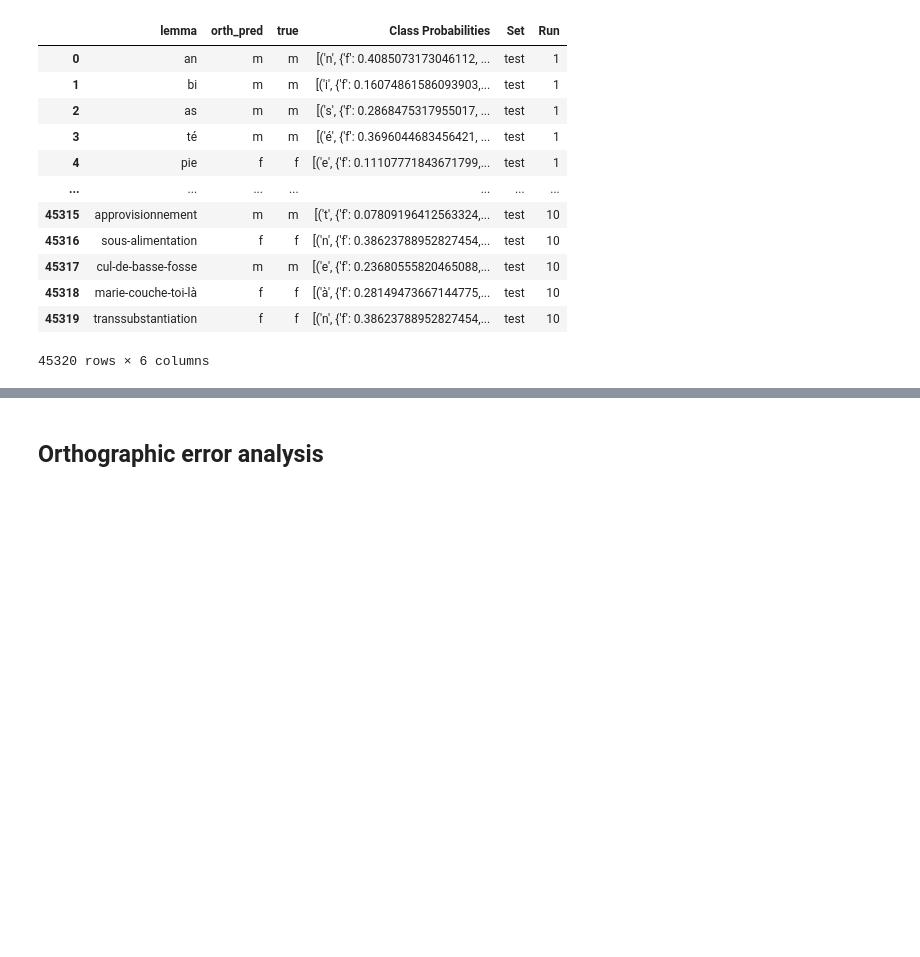
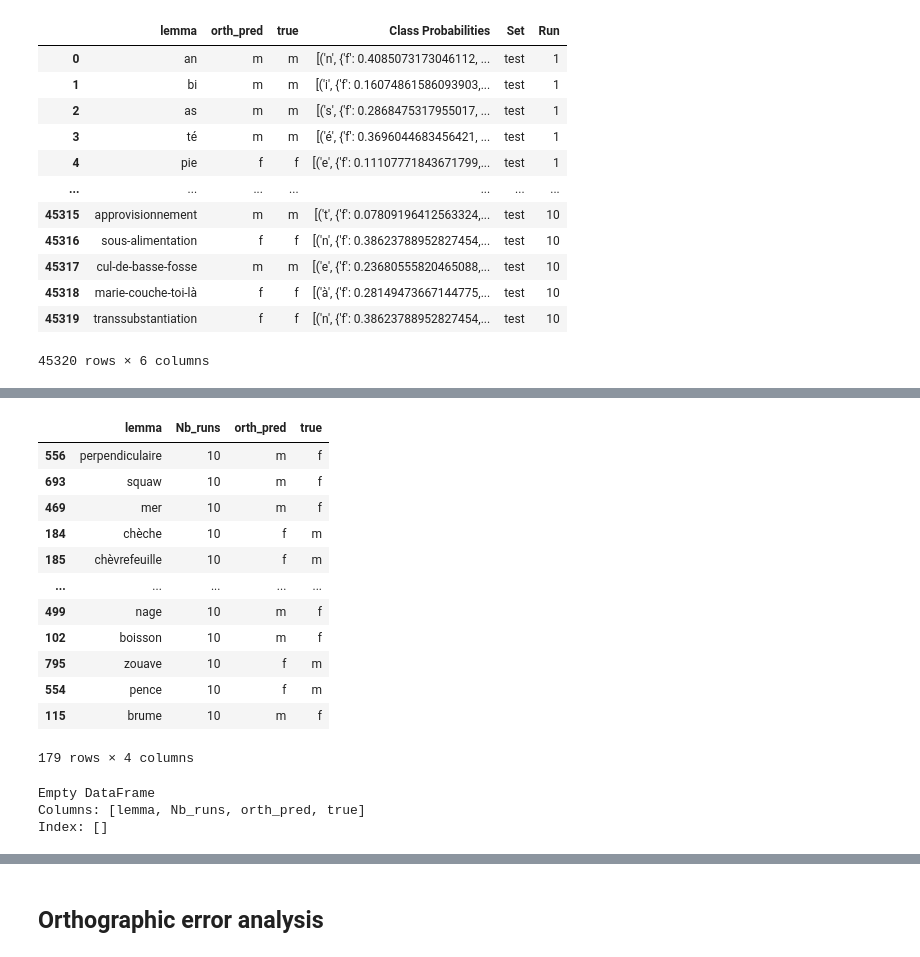
Before and after one commit to obonami/gender_prediction, a Jupyter notebook: src/orth_pred_analysis.ipynb, the cells around one changed output, grey strips where cells are left out. Drawn from its saved outputs; the diff is of its cells as text; code cells hidden in the pictures; blank space fills up the shorter version.

```diff
--- a/src/orth_pred_analysis.ipynb
+++ b/src/orth_pred_analysis.ipynb
@@ -61,0 +95,26 @@ orth_preds_x10
+# %%
+# what does the model always get wrong
+error_lemmas = error_counts[error_counts['Nb_runs'] == 10]
+error_lemmas
+# %% [output]
+|  | lemma | Nb_runs | orth_pred | true |
+| 556 | perpendiculaire | 10 | m | f |
+| 693 | squaw | 10 | m | f |
+| 469 | mer | 10 | m | f |
+| 184 | chèche | 10 | f | m |
+| 185 | chèvrefeuille | 10 | f | m |
+| ... | ... | ... | ... | ... |
+| 499 | nage | 10 | m | f |
+| 102 | boisson | 10 | m | f |
+| 795 | zouave | 10 | f | m |
+| 554 | pence | 10 | f | m |
+| 115 | brume | 10 | m | f |
+179 rows × 4 columns
+# %%
+# Check if all lemmas in error_lemmas are in echantnom
+lemmas_not_in_echantinom = error_lemmas[~error_lemmas['lemma'].isin(echantinom['lemma'])]
+print(lemmas_not_in_echantinom)
+# %% [output]
+Empty DataFrame
+Columns: [lemma, Nb_runs, orth_pred, true]
+Index: []
```
Also changed, not shown: parts of 9 cells of this notebook, 1 other file.
